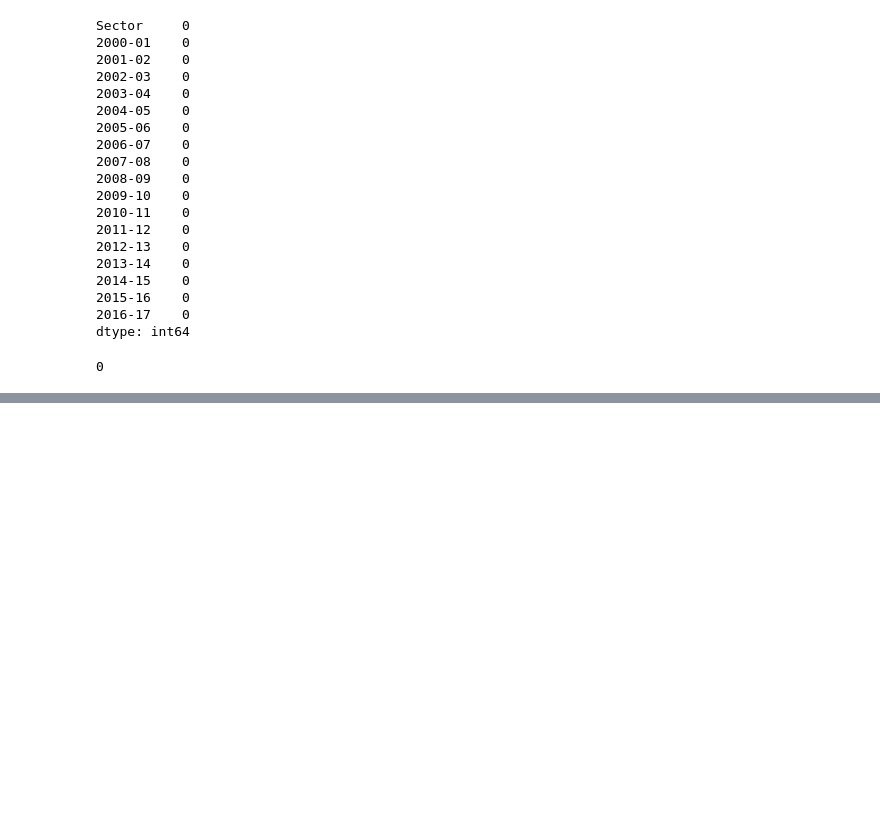
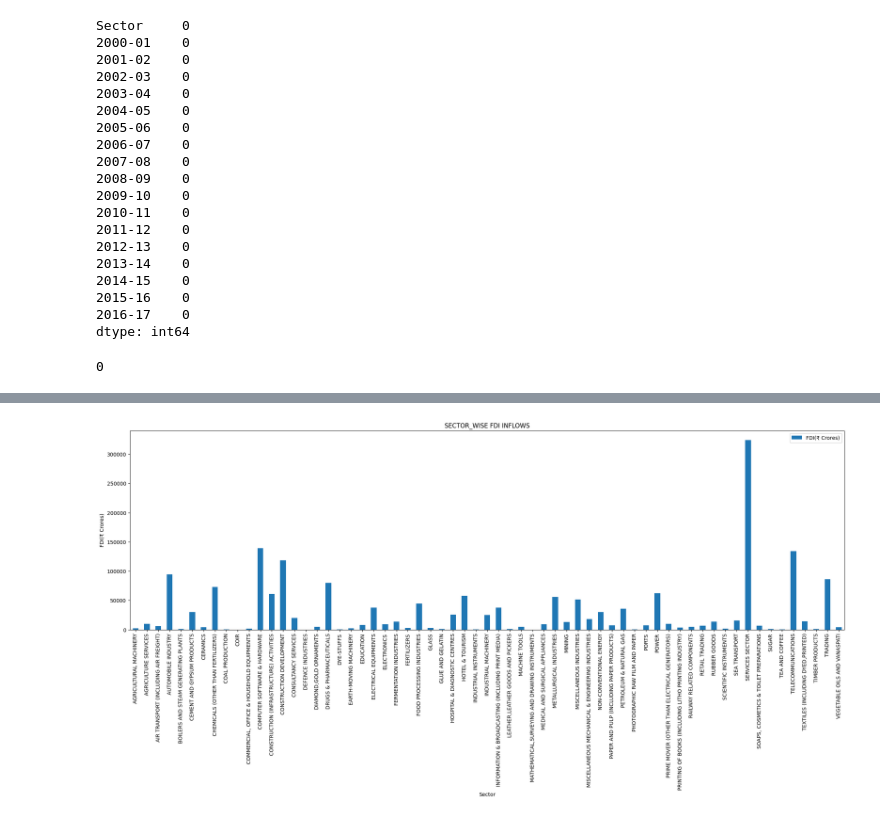
Before and after one commit to yash66gupta/FDI-Analysis, a Jupyter notebook: FDI_Analysis.ipynb, the cells around one changed output, grey strips where cells are left out. Drawn from its saved outputs; the diff is of its cells as text; code cells hidden in the pictures; blank space fills up the shorter version.

```diff
--- a/FDI_Analysis.ipynb
+++ b/FDI_Analysis.ipynb
@@ -239,0 +261,11 @@ Sorted
+# %%
+#Repalcing some Long values of Sector Column to Short form
+Sorted = Sorted[['Sector','FDI(₹ Crores)', 'FDI(US$ Million)'
+                 ,]].replace(["CONSTRUCTION DEVELOPMENT: Townships, housing, built-up infrastructure and construction-development projects"
+                              ,"SERVICES SECTOR (Fin.,Banking,Insurance,Non Fin/Business,Outsourcing,R&D,Courier,Tech. Testing and Analysis, Other)"
+                              ,'TEA AND COFFEE (PROCESSING & WAREHOUSING COFFEE & RUBBER)']
+                             ,["CONSTRUCTION DEVELOPMENT","SERVICES SECTOR",'TEA AND COFFEE'])
+# %%
+#Grouping by Sector column to find Total FDI Inflow per Sector from FY2000-01 to FY2016-17
+Sectorwise_fdi = Sorted.groupby('Sector').sum()
+Sectorwise_fdi.sort_values(by='FDI(US$ Million)',ascending=False)
@@ -239,0 +287,5 @@ Sorted
+# %%
+Sectorwise_fdi.plot(kind='bar',y='FDI(₹ Crores)',figsize = (25,7), legend= True, title='SECTOR_WISE FDI INFLOWS',ylabel='FDI(₹ Crores)')
+plt.show()
+# %% [output]
+[figure, added]
```
Also changed, not shown: parts of 12 cells of this notebook.
